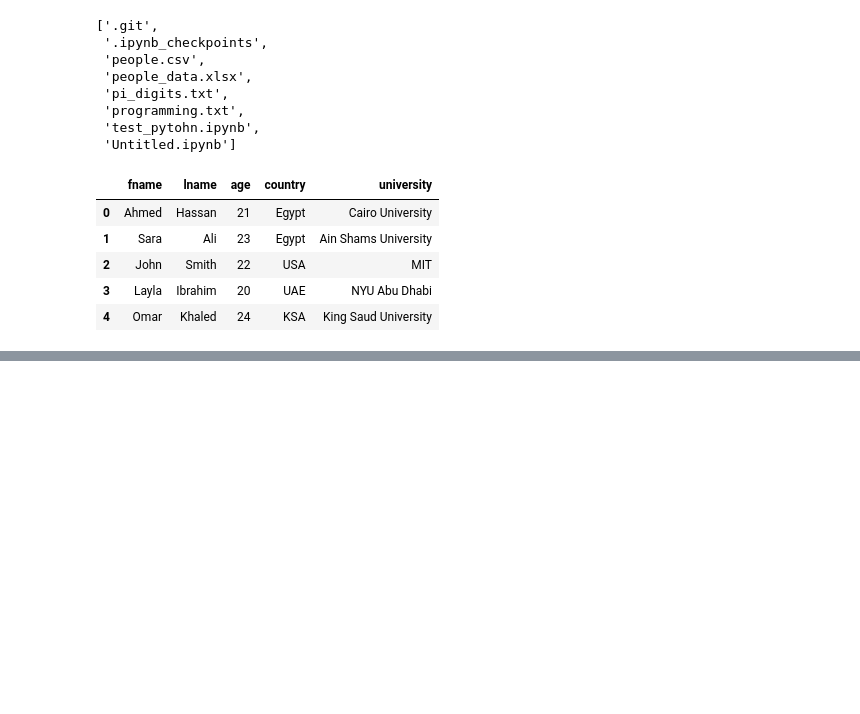
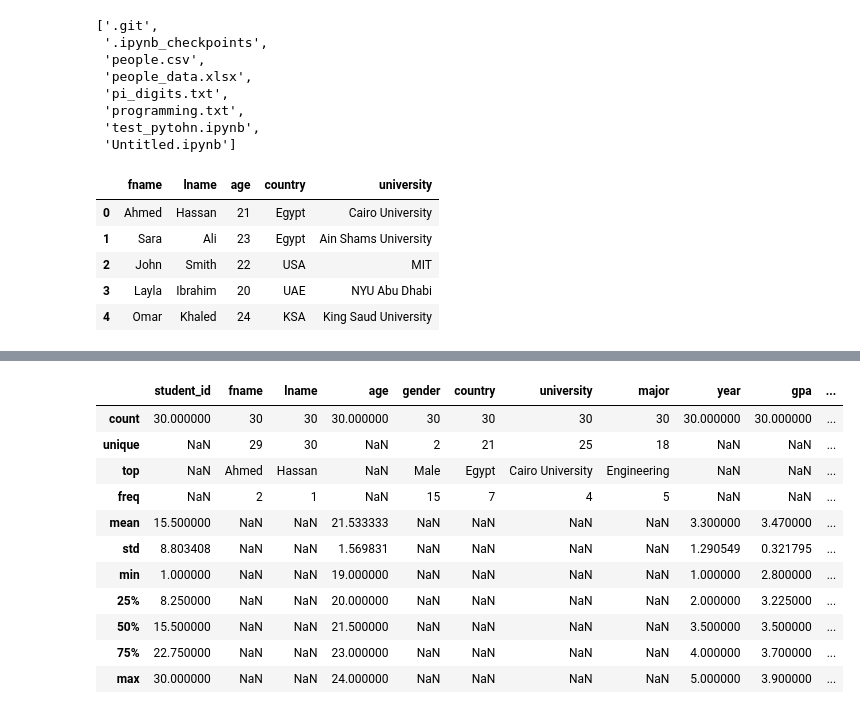
Before and after one commit to mohamedeld/Exploratory-Data-Analysis-using-Python, a Jupyter notebook: Untitled.ipynb, the cells around one changed output, grey strips where cells are left out. Cells and saved outputs as stored; diff of their text form; code cells hidden in the pictures; blank space fills up the shorter version.

```diff
--- a/Untitled.ipynb
+++ b/Untitled.ipynb
@@ -873,0 +956,3 @@ df0.head()
+# %%
+students = pd.read_csv( 'student_eda_dataset.csv')
+students.head()
@@ -873,0 +1079,15 @@ df0.head()
+# %%
+students.describe(include="all")
+# %% [output]
+|  | student_id | fname | lname | age | gender | country | university | major | year | gpa | ... |
+| count | 30.000000 | 30 | 30 | 30.000000 | 30 | 30 | 30 | 30 | 30.000000 | 30.000000 | ... |
+| unique | NaN | 29 | 30 | NaN | 2 | 21 | 25 | 18 | NaN | NaN | ... |
+| top | NaN | Ahmed | Hassan | NaN | Male | Egypt | Cairo University | Engineering | NaN | NaN | ... |
+| freq | NaN | 2 | 1 | NaN | 15 | 7 | 4 | 5 | NaN | NaN | ... |
+| mean | 15.500000 | NaN | NaN | 21.533333 | NaN | NaN | NaN | NaN | 3.300000 | 3.470000 | ... |
+| std | 8.803408 | NaN | NaN | 1.569831 | NaN | NaN | NaN | NaN | 1.290549 | 0.321795 | ... |
+| min | 1.000000 | NaN | NaN | 19.000000 | NaN | NaN | NaN | NaN | 1.000000 | 2.800000 | ... |
+| 25% | 8.250000 | NaN | NaN | 20.000000 | NaN | NaN | NaN | NaN | 2.000000 | 3.225000 | ... |
+| 50% | 15.500000 | NaN | NaN | 21.500000 | NaN | NaN | NaN | NaN | 3.500000 | 3.500000 | ... |
+| 75% | 22.750000 | NaN | NaN | 23.000000 | NaN | NaN | NaN | NaN | 4.000000 | 3.700000 | ... |
+| max | 30.000000 | NaN | NaN | 24.000000 | NaN | NaN | NaN | NaN | 5.000000 | 3.900000 | ... |
```
Also changed, not shown: parts of 36 cells of this notebook, 2 other files.
